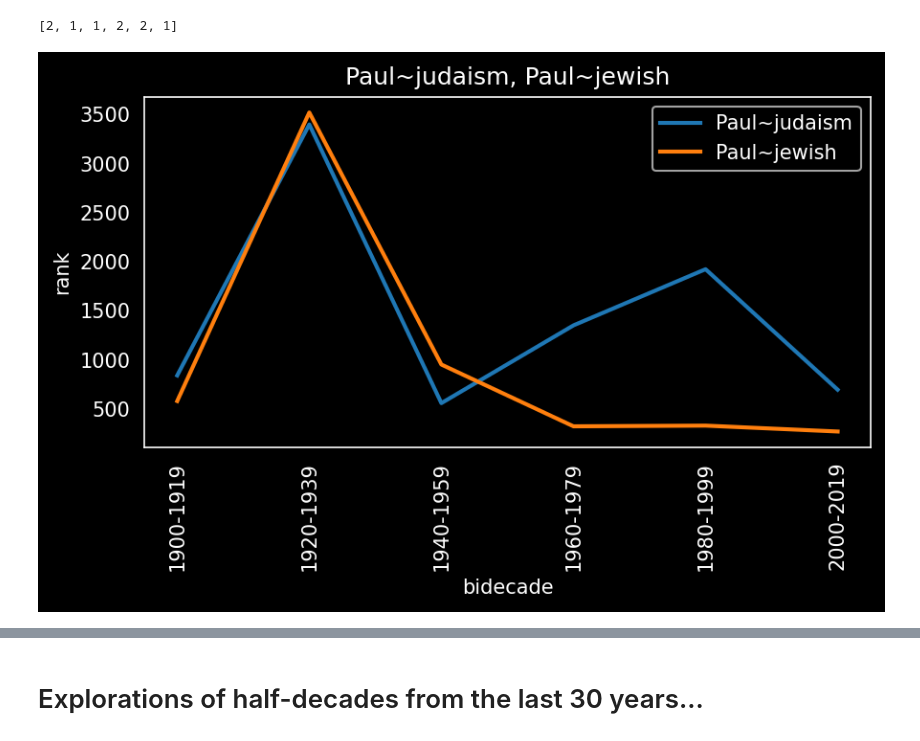
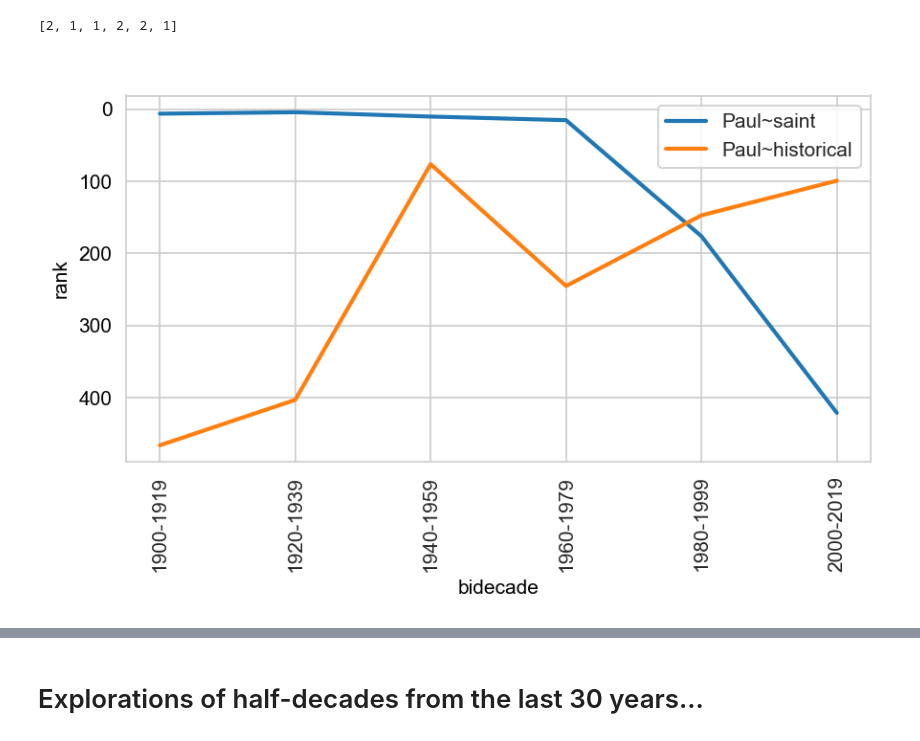
Before and after one commit to kasev/mops, a Jupyter notebook: scripts/exploring-matrices.ipynb, the cells around one changed output, grey strips where cells are left out. Drawn from its saved outputs; the diff is of its cells as text; code cells hidden in the pictures.

```diff
--- a/scripts/exploring-matrices.ipynb
+++ b/scripts/exploring-matrices.ipynb
@@ -30,7 +30,7 @@ except:
 # %%
 # locally
 try:
-    cooc_dict = pickle.load(open("../data/cooc_dict.pickle", "rb")
+    cooc_dict = pickle.load(open("../data/cooc_dict.pickle", "rb"))
 except:
     urllib.request.urlretrieve("https://github.com/kasev/mops/raw/master/data/cooc_dict.pickle", "temp.pickle")
     with open("temp.pickle", "rb") as f:
@@ -129,29 +129,30 @@ position_by_bidecade("Paul", "Apostle")
 
 def plot_postion_by_bidecade(tuples, figsize=(6,4)):
   fig, ax = plt.subplots(tight_layout=True, figsize=figsize, dpi=150)
-  fig.patch.set_facecolor("black")
-  ax.set_facecolor("black")
+  #fig.patch.set_facecolor("black")
+  #ax.set_facecolor("black")
   colors = sns.color_palette(None, len(tuples))
   for terms, color in zip(tuples, colors):
     positions = position_by_bidecade(terms[0], terms[1])
     ax.plot(positions, linewidth=2, color=color, label=terms[0]+"~"+terms[1])
   ax.set_title(", ".join([terms[0]+"~"+terms[1] for terms in tuples]), color="white")
   ax.set_xticks(range(6))
-  ax.set_xticklabels(bidecades_list, color="white", rotation=90)
-  #if np.max(positions) < 5:
-  #  ax.set_yticklabels([str(np.round(el, 1)) for el in ax.get_yticks()], color="white")
-  #else:
-  ax.set_yticklabels([str(int(el)) for el in ax.get_yticks()], color="white")
-  #ax.invert_yaxis()
-  ax.set_xlabel("bidecade", color="white")
-  ax.set_ylabel("rank", color="white")
-  ax.spines['bottom'].set_color('white')
-  ax.spines['top'].set_color('white')
-  ax.spines['right'].set_color('white')
-  ax.spines['left'].set_color('white')
-  ax.legend(facecolor="black", labelcolor="white")
+  #ax.set_xticklabels(bidecades_list, color="black", rotation=90)
+  ax.set_xticklabels(bidecades_list, rotation=90)
+  if np.max(positions) < 5:
+    ax.set_yticklabels([str(np.round(el, 1)) for el in ax.get_yticks()], color="black")
+  else:
+    ax.set_yticklabels([str(int(el)) for el in ax.get_yticks()], color="black")
+  ax.invert_yaxis()
+  ax.set_xlabel("bidecade", color="black")
+  ax.set_ylabel("rank", color="black")
+  # ax.spines['bottom'].set_color('white')
+  #ax.spines['top'].set_color('white')
+  #ax.spines['right'].set_color('white')
+  #ax.spines['left'].set_color('white')
+  ax.legend() # facecolor="black", labelcolor="white")
   return fig
 # %%
-fig = plot_postion_by_bidecade([("Paul", "judaism"), ("Paul", "jewish")], figsize=(6,4))
+fig = plot_postion_by_bidecade([("Paul", "saint"), ("Paul", "historical")], figsize=(6,4))
 # %% [output]
-[figure, old version]
+[figure, new version]
```
Also changed, not shown: parts of 3 cells of this notebook, 4 other files.
